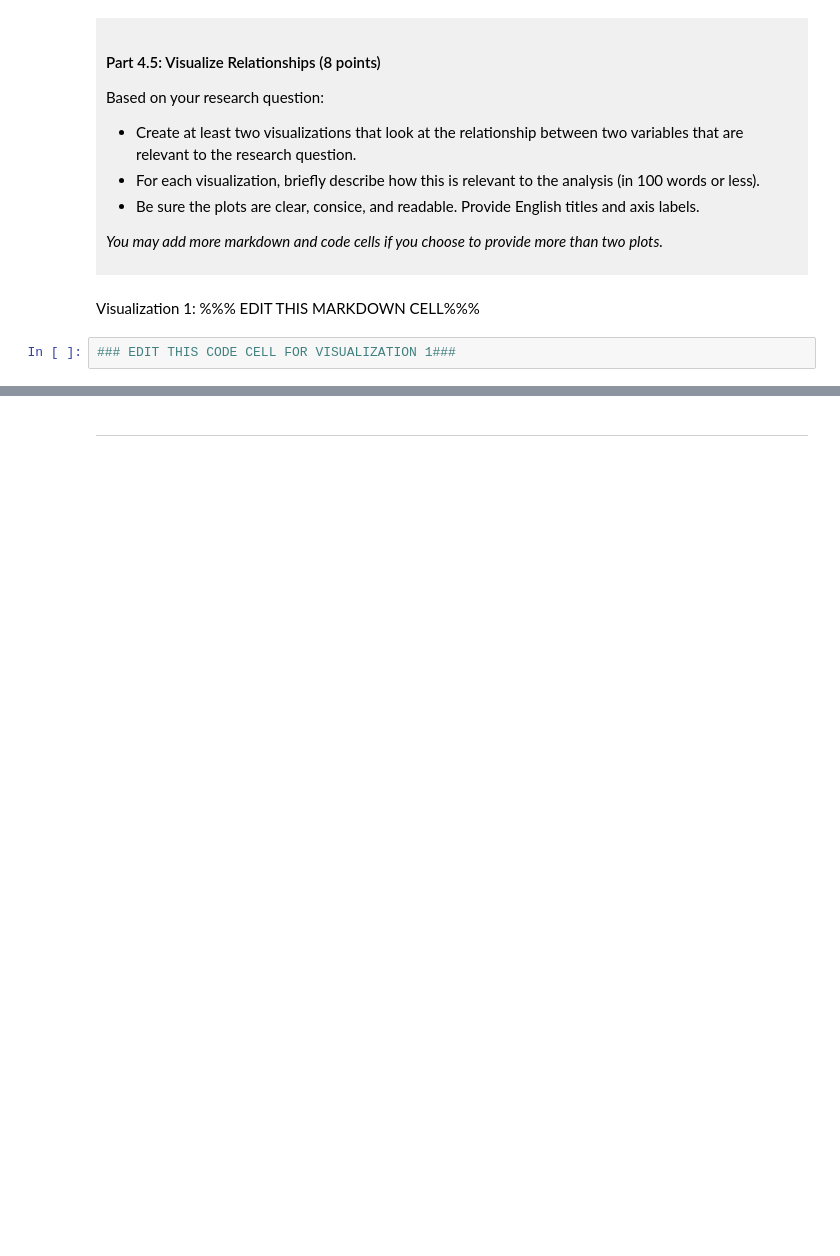
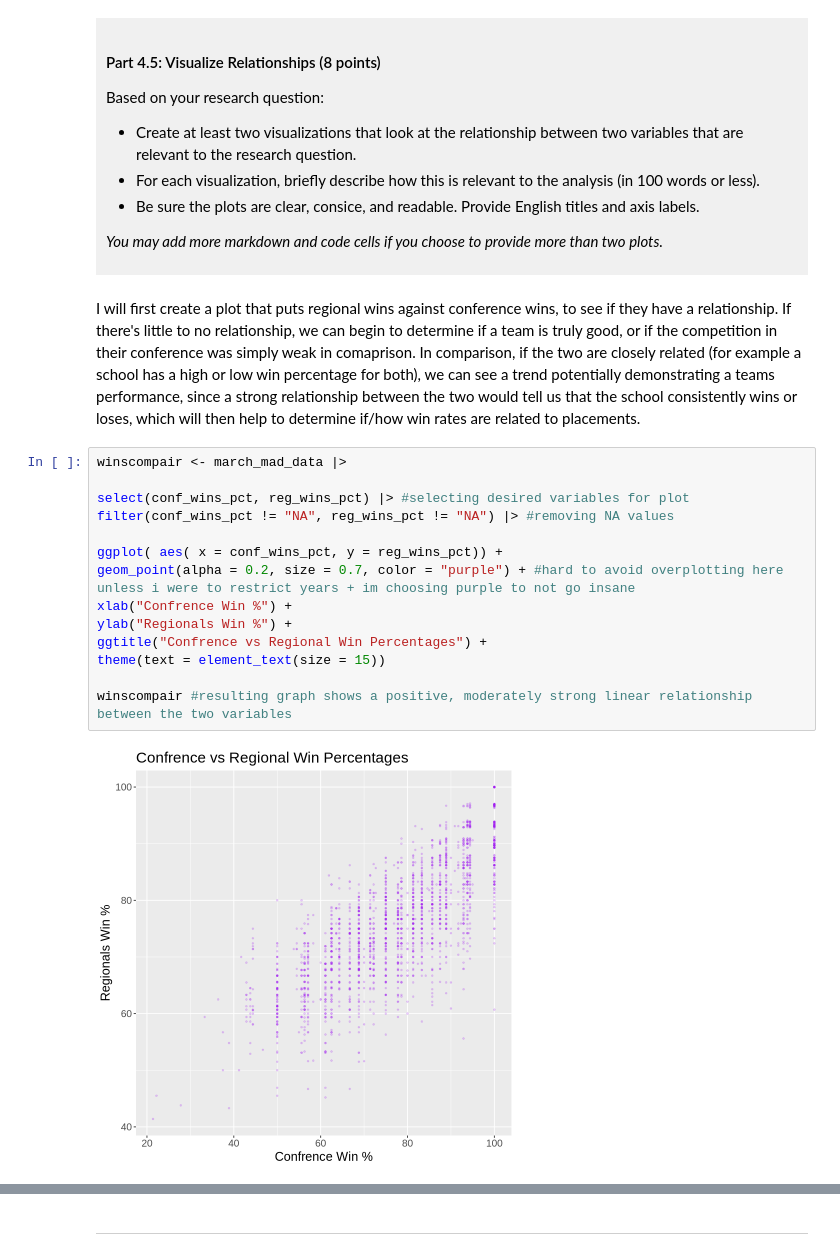
Before and after one commit to kdraat/dsci-100-project-kaia-deraat, a Jupyter notebook: dsci-100-project-notebook.ipynb, the cells around one changed output, grey strips where cells are left out. Cells and saved outputs as stored; diff of their text form; blank space fills up the shorter version.

```diff
--- a/dsci-100-project-notebook.ipynb
+++ b/dsci-100-project-notebook.ipynb
@@ -321,7 +408,21 @@ Based on your research question:
 *You may add more markdown and code cells if you choose to provide more than two plots.*
 </div>
 # %% [markdown]
-Visualization 1: %%% EDIT THIS MARKDOWN CELL%%%
+I will first create a plot that puts regional wins against conference wins, to see if they have a relationship. If there's little to no relationship, we can begin to determine if a team is truly good, or if the competition in their conference was simply weak in comaprison. In comparison, if the two are closely related (for example a school has a high or low win percentage for both), we can see a trend potentially demonstrating a teams performance, since a strong relationship between the two would tell us that the school consistently wins or loses, which will then help to determine if/how win rates are related to placements.
 # %%
-### EDIT THIS CODE CELL FOR VISUALIZATION 1###
+winscompair <- march_mad_data |>
+
+select(conf_wins_pct, reg_wins_pct) |> #selecting desired variables for plot
+filter(conf_wins_pct != "NA", reg_wins_pct != "NA") |> #removing NA values
+
+ggplot( aes( x = conf_wins_pct, y = reg_wins_pct)) +
+geom_point(alpha = 0.2, size = 0.7, color = "purple") + #hard to avoid overplotting here unless i were to restrict years + im choosing purple to not go insane
+xlab("Confrence Win %") +
+ylab("Regionals Win %") +
+ggtitle("Confrence vs Regional Win Percentages") +
+theme(text = element_text(size = 15))
+
+winscompair #resulting graph shows a positive, moderately strong linear relationship between the two variables
+# %% [output]
+[figure, added]
 # %% [markdown]
```
Also changed, not shown: parts of 12 cells of this notebook.
